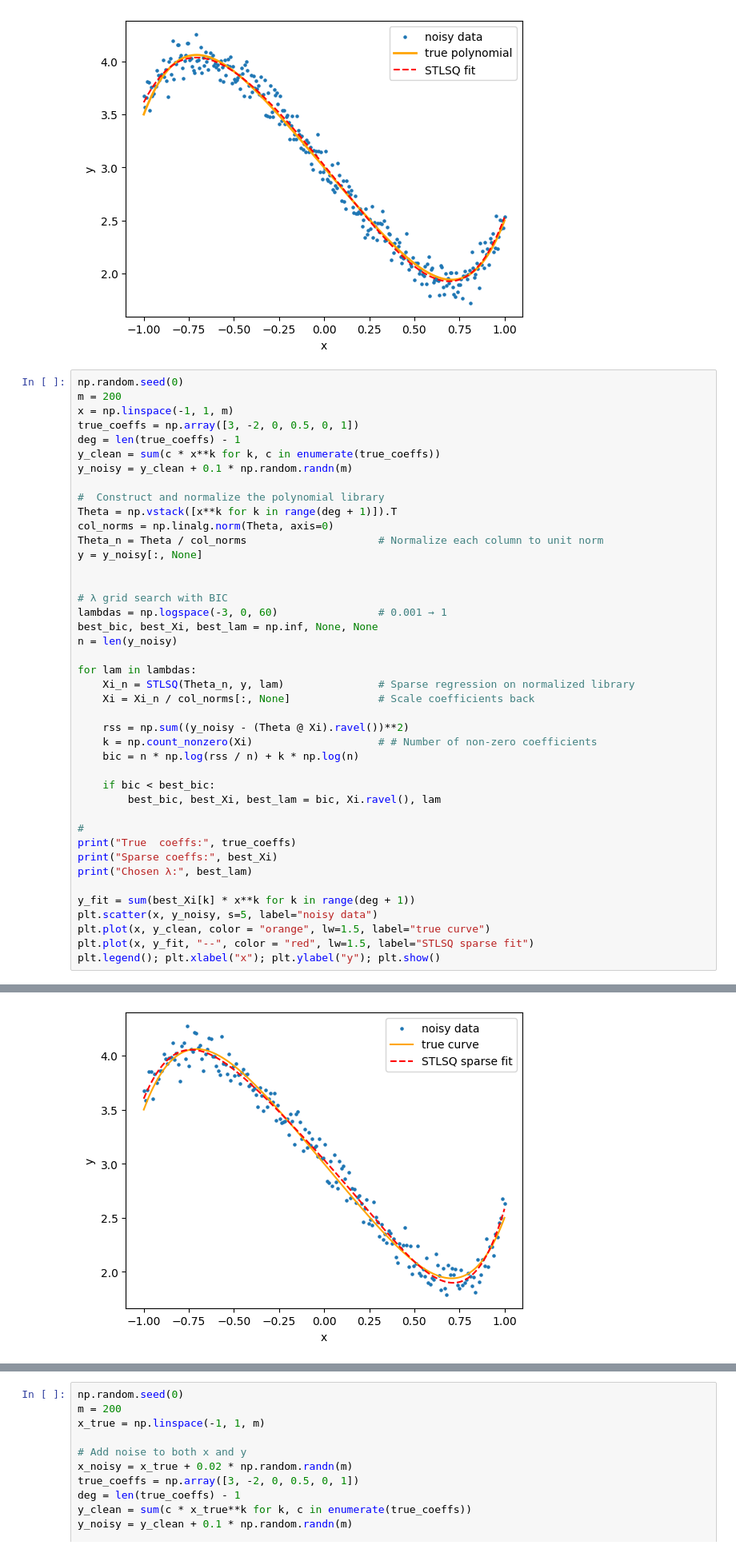
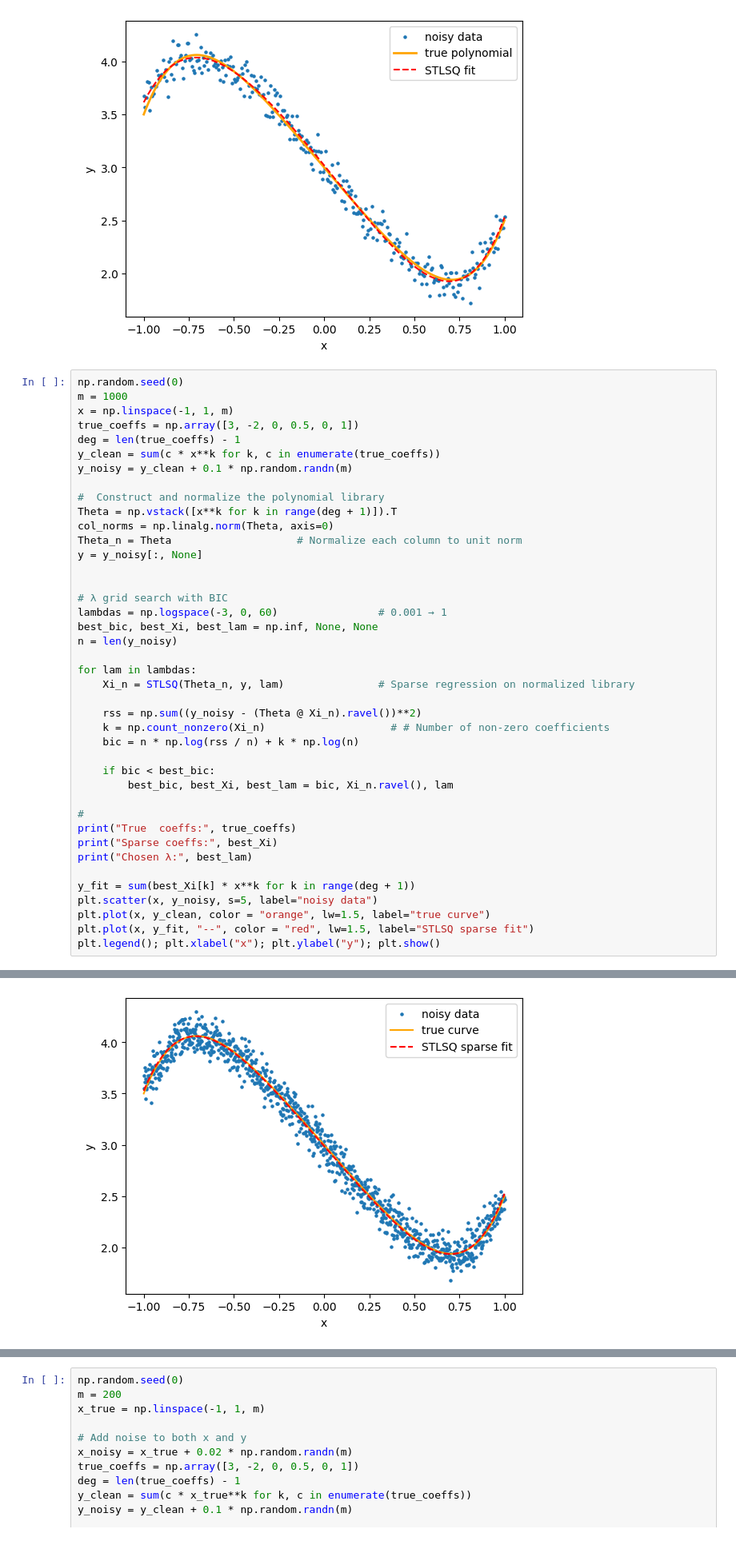
Before and after one commit to Xinyi10086/project, a Jupyter notebook: notebook/Sindy.ipynb, the cells around one changed output, grey strips where cells are left out. Shown at 80% size. Drawn from its saved outputs; the diff is of its cells as text.

```diff
--- a/notebook/Sindy.ipynb
+++ b/notebook/Sindy.ipynb
@@ -63,7 +63,7 @@ Recovered coefficients: [ 3.01960013 -2.08989875 -0.20507489  0.84404811  0.2564
 [figure]
 # %%
 np.random.seed(0)
-m = 200
+m = 1000
 x = np.linspace(-1, 1, m)
 true_coeffs = np.array([3, -2, 0, 0.5, 0, 1])
 deg = len(true_coeffs) - 1
@@ -73,7 +73,7 @@ y_noisy = y_clean + 0.1 * np.random.randn(m)
 #  Construct and normalize the polynomial library
 Theta = np.vstack([x**k for k in range(deg + 1)]).T
 col_norms = np.linalg.norm(Theta, axis=0)
-Theta_n = Theta / col_norms                     # Normalize each column to unit norm
+Theta_n = Theta                    # Normalize each column to unit norm
 y = y_noisy[:, None]
 
 
@@ -84,14 +84,13 @@ n = len(y_noisy)
 
 for lam in lambdas:
     Xi_n = STLSQ(Theta_n, y, lam)               # Sparse regression on normalized library
-    Xi = Xi_n / col_norms[:, None]              # Scale coefficients back
 
-    rss = np.sum((y_noisy - (Theta @ Xi).ravel())**2)
-    k = np.count_nonzero(Xi)                    # # Number of non-zero coefficients
+    rss = np.sum((y_noisy - (Theta @ Xi_n).ravel())**2)
+    k = np.count_nonzero(Xi_n)                    # # Number of non-zero coefficients
     bic = n * np.log(rss / n) + k * np.log(n)
 
     if bic < best_bic:
-        best_bic, best_Xi, best_lam = bic, Xi.ravel(), lam
+        best_bic, best_Xi, best_lam = bic, Xi_n.ravel(), lam
 
 #
 print("True  coeffs:", true_coeffs)
@@ -110,4 +109,4 @@ Chosen λ: 0.2758531617629184
-[figure, old version]
+[figure, new version]
 # %%
 def _odr_fit(A: np.ndarray, b: np.ndarray, beta0: np.ndarray | None = None) -> np.ndarray:
 
```
Also changed, not shown: parts of 2 cells of this notebook.
